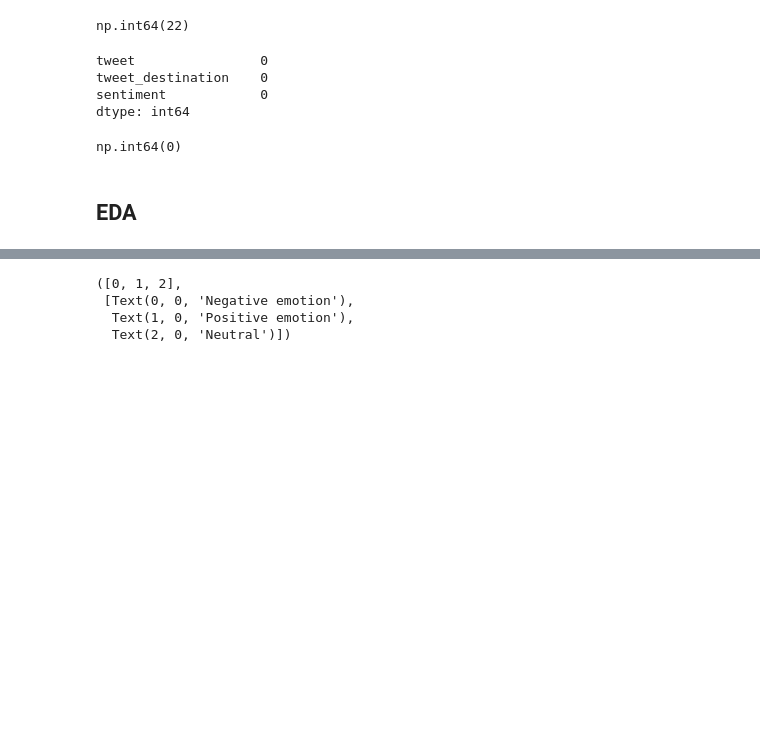
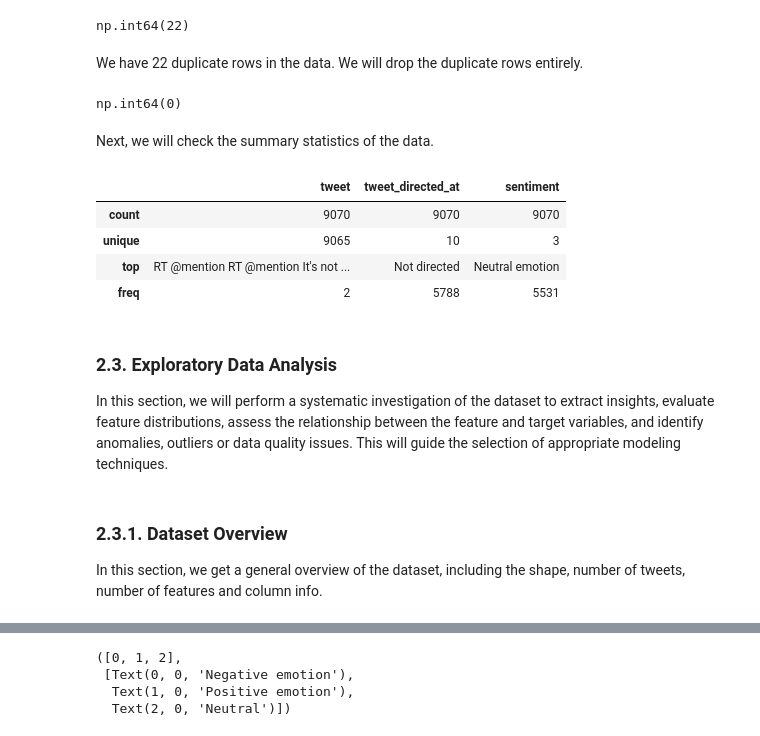
Before and after one commit to Patricknmaina/phase-4-project, a Jupyter notebook: nlp.ipynb, the cells around one changed output, grey strips where cells are left out. Cells and saved outputs as stored; diff of their text form; code cells hidden in the pictures; blank space fills up the shorter version.

```diff
--- a/nlp.ipynb
+++ b/nlp.ipynb
@@ -119,29 +242,30 @@ dtype: int64
 tweet_df.duplicated().sum()
 # %% [output]
 np.int64(22)
+# %% [markdown]
+We have 22 duplicate rows in the data. We will drop the duplicate rows entirely.
 # %%
-# use the simple imputer to fill missing values
-imputer = SimpleImputer(strategy='most_frequent')
-tweet_df[['tweet_destination']] = imputer.fit_transform(tweet_df[['tweet_destination']])
-
-# drop the missing value in 'tweet' column
-tweet_df.dropna(subset=['tweet'], inplace=True, axis=0)
-
-# check again for missing values
-tweet_df.isna().sum()
+# drop the duplicate rows
+tweet_df.drop_duplicates(inplace=True)
+tweet_df.duplicated().sum()
 # %% [output]
-tweet                0
-tweet_destination    0
-sentiment            0
-dtype: int64
+np.int64(0)
-# %%
-# drop the duplicate rows
-tweet_df.drop_duplicates(inplace=True)
-tweet_df.duplicated().sum()
-# %% [output]
-np.int64(0)
+# %% [markdown]
+Next, we will check the summary statistics of the data.
+# %%
+tweet_df.describe()
+# %% [output]
+|  | tweet | tweet_directed_at | sentiment |
+| count | 9070 | 9070 | 9070 |
+| unique | 9065 | 10 | 3 |
+| top | RT @mention RT @mention It's not ... | Not directed | Neutral emotion |
+| freq | 2 | 5788 | 5531 |
 # %% [markdown]
-## EDA
+### **2.3. Exploratory Data Analysis**
+In this section, we will perform a systematic investigation of the dataset to extract insights, evaluate feature distributions, assess the relationship between the feature and target variables, and identify anomalies, outliers or data quality issues. This will guide the selection of appropriate modeling techniques.
+# %% [markdown]
+### **2.3.1. Dataset Overview**
+In this section, we get a general overview of the dataset, including the shape, number of tweets, number of features and column info.
 # %%
 # Basic dataset overview
 print("Dataset Overview")
```
Also changed, not shown: parts of 32 cells of this notebook.
